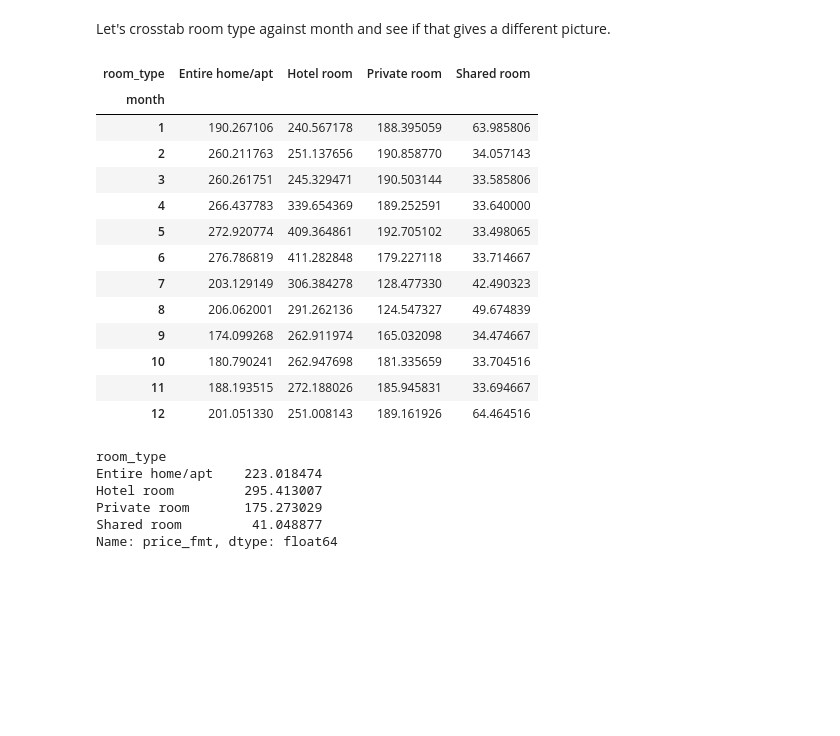
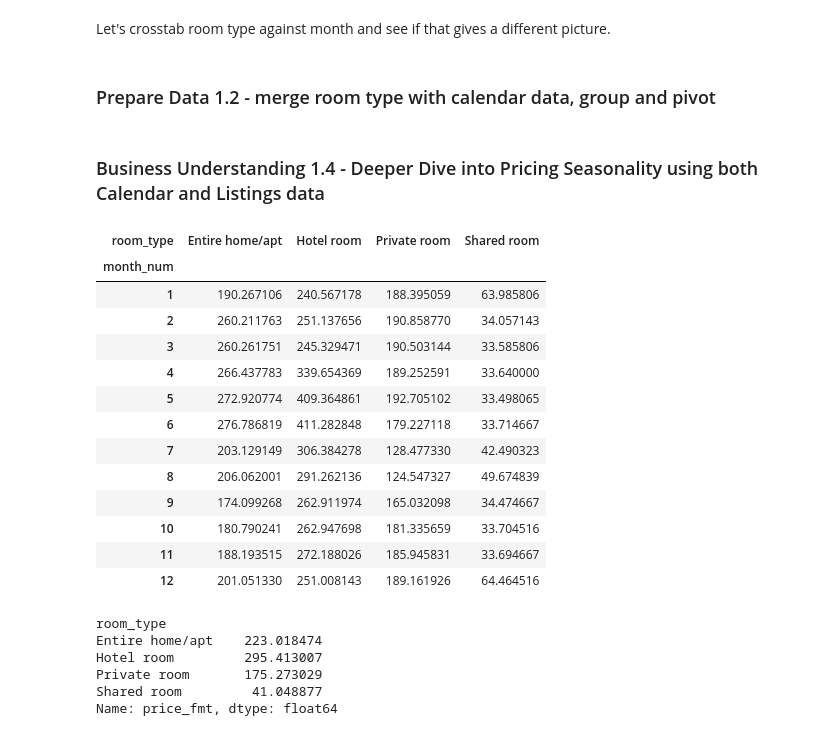
Before and after one commit to jennymcphail/project-1-blog-post, a Jupyter notebook: Edinburgh_AirBNB.ipynb, the cells around one changed output. Drawn from its saved outputs; the diff is of its cells as text; code cells hidden in the pictures; blank space fills up the shorter version.

```diff
--- a/Edinburgh_AirBNB.ipynb
+++ b/Edinburgh_AirBNB.ipynb
@@ -397,10 +415,19 @@ df_cal_merge = df_cal_merge.drop('id', axis=1)
+# %% [markdown]
+### Prepare Data 1.2 - merge room type with calendar data, group and pivot
+# %%
+df_cal_merge = pd.merge(df_cal,df_listings1[['id','room_type']], left_on='listing_id', right_on='id', how='left') # merge on room type from the listings data frame
+df_cal_merge = df_cal_merge.drop('id', axis=1) # drop the second ID column, unneccessary repeated data
+agg_cal1 = df_cal_merge.groupby(['month_num', 'room_type'])['price_fmt'].mean().unstack().fillna(0) # group by month and room type, calculating the mean price for each combination
+# unstack() is a great way to "pivot" out the data to display it better
+# fillna(0) would set any instances to 0 if there was none of a particular room type in a particular month - turned out not to be necessary, even for low volume Shared room
+# %% [markdown]
+### Business Understanding 1.4 - Deeper Dive into Pricing Seasonality using both Calendar and Listings data
 # %%
 # cross tab of room type vs avg price by month
-agg_cal1 = df_cal_merge.groupby(['month', 'room_type'])['price_fmt'].mean().unstack().fillna(0)
 agg_cal1
 # %% [output]
 | room_type | Entire home/apt | Hotel room | Private room | Shared room |
-| month |  |  |  |  |
+| month_num |  |  |  |  |
 | 1 | 190.267106 | 240.567178 | 188.395059 | 63.985806 |
 | 2 | 260.211763 | 251.137656 | 190.858770 | 34.057143 |
 | 3 | 260.261751 | 245.329471 | 190.503144 | 33.585806 |
```
Also changed, not shown: parts of 39 cells of this notebook.
